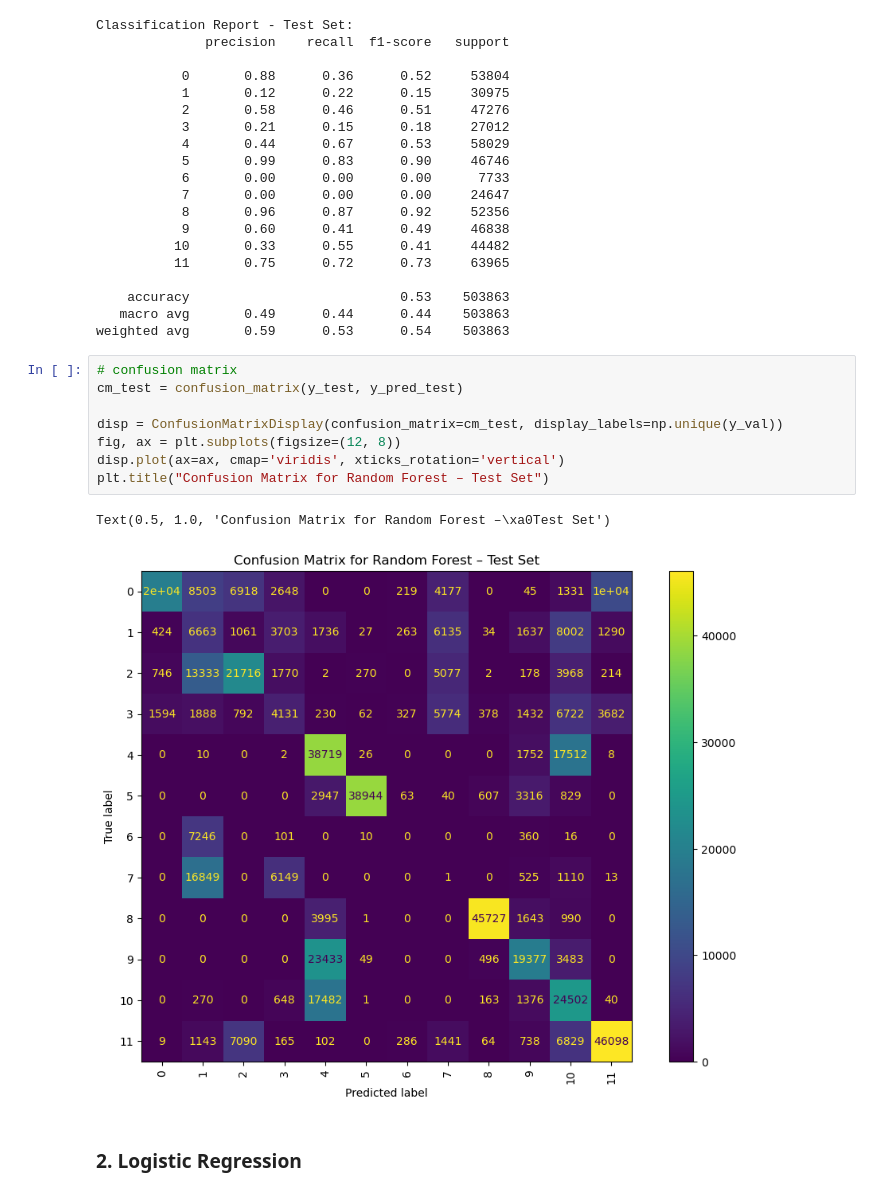
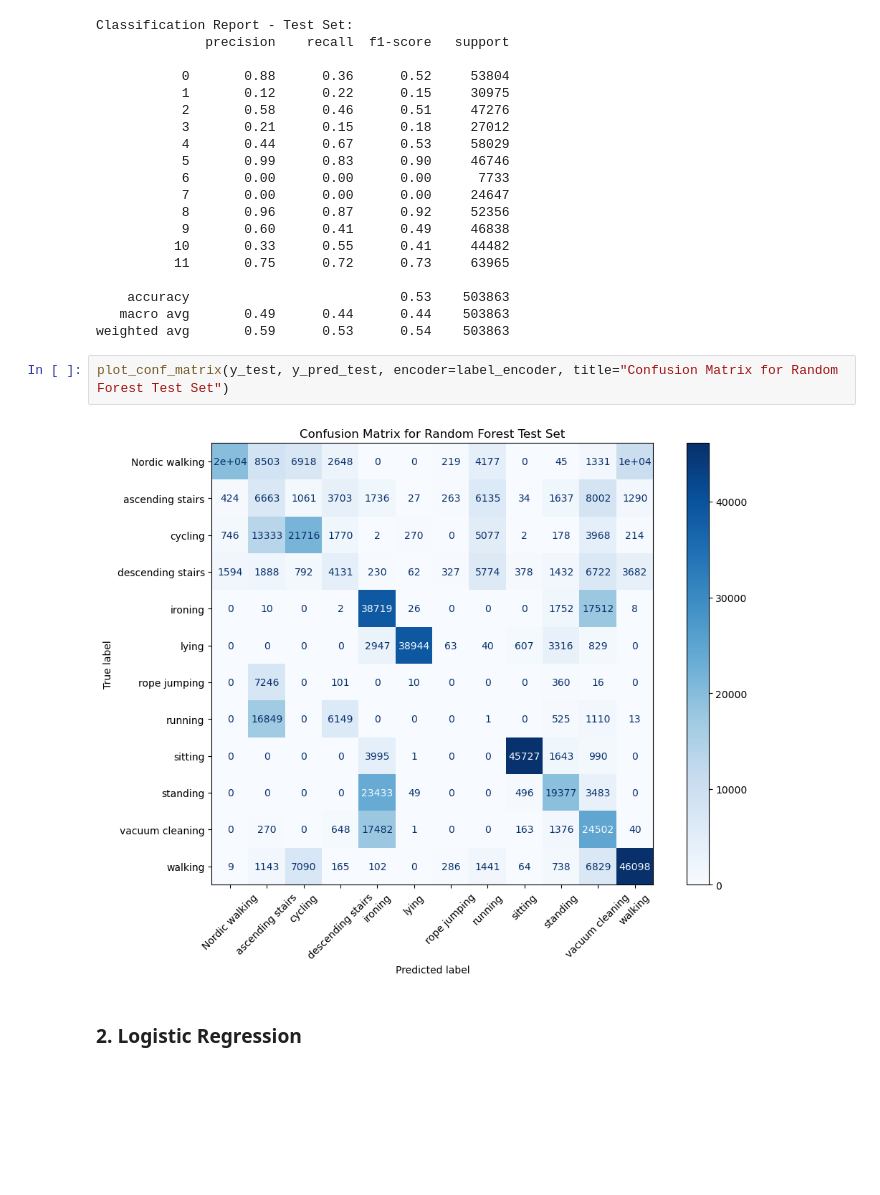
Before and after one commit to dmartseniuk/physical-activity, a Jupyter notebook: noteboooks/notebook.ipynb, the cells around one changed output. Saved outputs shown, nothing was run; the diff lists cells and outputs as text; blank space fills up the shorter version.

```diff
--- a/noteboooks/notebook.ipynb
+++ b/noteboooks/notebook.ipynb
@@ -814,17 +784,10 @@ Classification Report - Test Set:
     accuracy                           0.53    503863
    macro avg       0.49      0.44      0.44    503863
 weighted avg       0.59      0.53      0.54    503863
-# %%
-# confusion matrix
-cm_test = confusion_matrix(y_test, y_pred_test)
-
-disp = ConfusionMatrixDisplay(confusion_matrix=cm_test, display_labels=np.unique(y_val))
-fig, ax = plt.subplots(figsize=(12, 8))
-disp.plot(ax=ax, cmap='viridis', xticks_rotation='vertical')
-plt.title("Confusion Matrix for Random Forest – Test Set")
-# %% [output]
-Text(0.5, 1.0, 'Confusion Matrix for Random Forest –\xa0Test Set')
-[figure, removed]
+# %%
+plot_conf_matrix(y_test, y_pred_test, encoder=label_encoder, title="Confusion Matrix for Random Forest Test Set")
+# %% [output]
+[figure, added]
 # %% [markdown]
 ### 2. Logistic Regression
 # %% [markdown]
```
Also changed, not shown: parts of 44 cells of this notebook, 1 other file.
